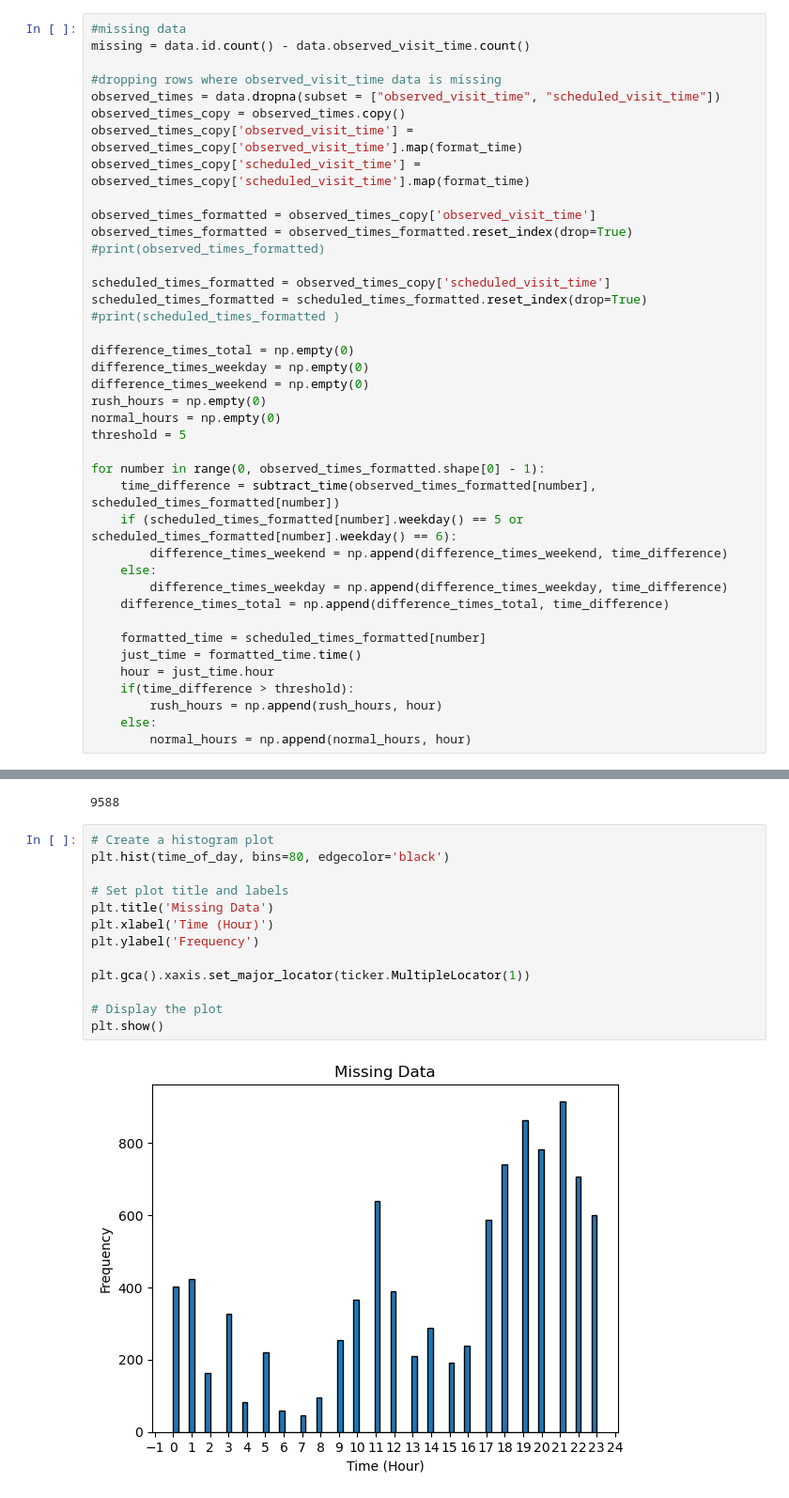
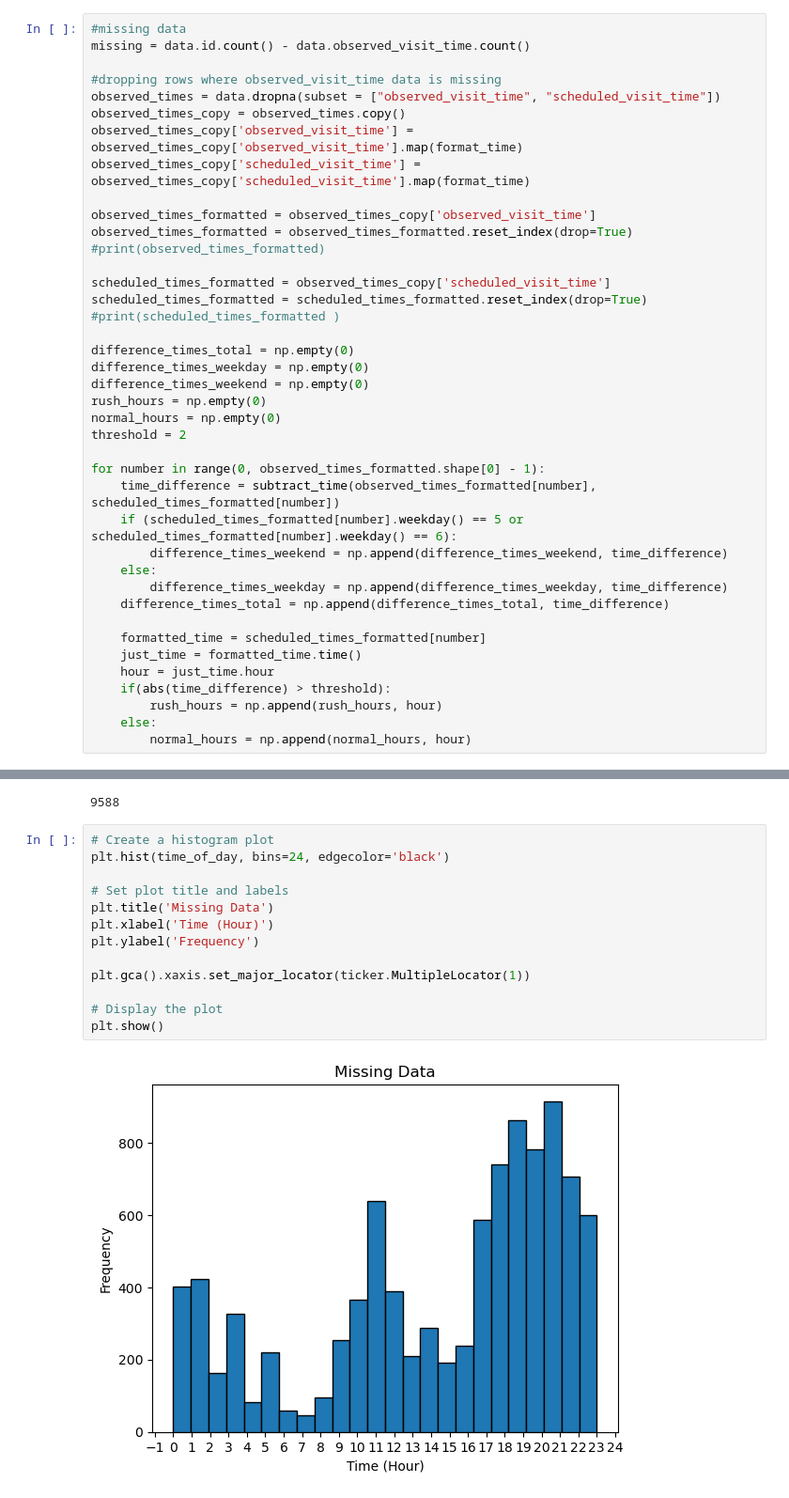
Before and after one commit to tommyli03/citylink-data-analysis, a Jupyter notebook: hello.ipynb, the cells around one changed output, grey strips where cells are left out. Shown at 94% size. Cells and saved outputs as stored; diff of their text form.

```diff
--- a/hello.ipynb
+++ b/hello.ipynb
@@ -36,7 +36,7 @@ difference_times_weekday = np.empty(0)
 difference_times_weekend = np.empty(0)
 rush_hours = np.empty(0)
 normal_hours = np.empty(0)
-threshold = 5
+threshold = 2
 
 for number in range(0, observed_times_formatted.shape[0] - 1):
     time_difference = subtract_time(observed_times_formatted[number], scheduled_times_formatted[number])
@@ -49,7 +49,7 @@ for number in range(0, observed_times_formatted.shape[0] - 1):
     formatted_time = scheduled_times_formatted[number]
     just_time = formatted_time.time()
     hour = just_time.hour
-    if(time_difference > threshold):
+    if(abs(time_difference) > threshold):
         rush_hours = np.append(rush_hours, hour)
     else:
         normal_hours = np.append(normal_hours, hour)
@@ -170,16 +170,16 @@ print(missing)
 9588
 # %%
 # Create a histogram plot
-plt.hist(time_of_day, bins=80, edgecolor='black')
+plt.hist(time_of_day, bins=24, edgecolor='black')
 
 # Set plot title and labels
 plt.title('Missing Data')
 plt.xlabel('Time (Hour)')
 plt.ylabel('Frequency')
 
 plt.gca().xaxis.set_major_locator(ticker.MultipleLocator(1))
 
 # Display the plot
 plt.show()
 # %% [output]
-[figure, old version]
+[figure, new version]
```
Also changed, not shown: parts of 5 cells of this notebook.
